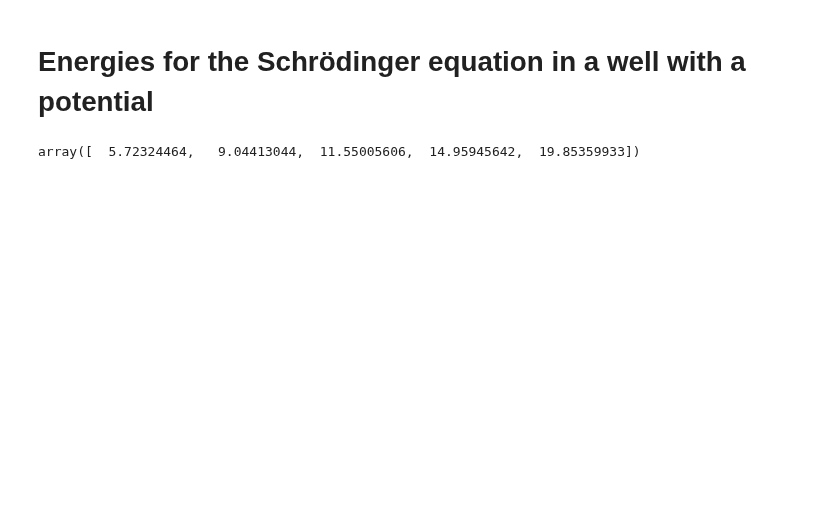
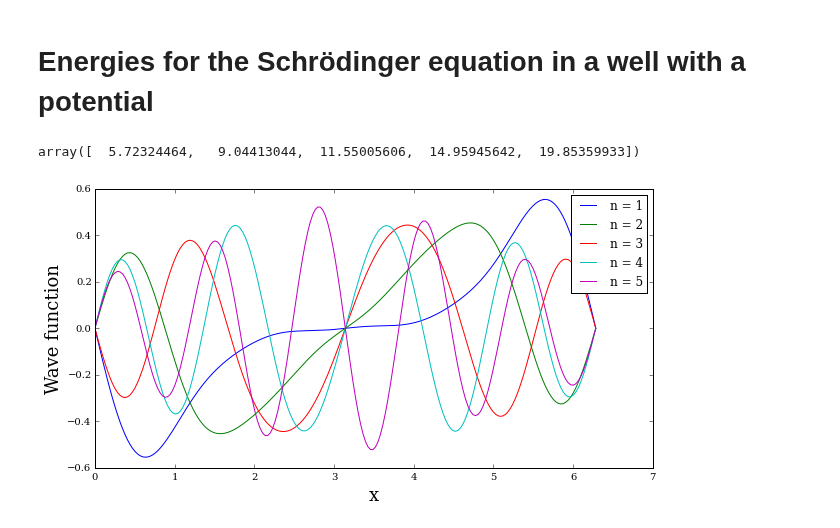
Before and after one commit to nicoguaro/notebooks_examples, a Jupyter notebook: quantum_mechanics_simple.ipynb, the cells around one changed output. Drawn from its saved outputs; the diff is of its cells as text; code cells hidden in the pictures; blank space fills up the shorter version.

```diff
--- a/quantum_mechanics_simple.ipynb
+++ b/quantum_mechanics_simple.ipynb
@@ -70,12 +68,28 @@ u_n, c = approx_sol(N, 'sine')
 # %%
 Hf, Sf = functs(u_n, x*(2*pi - x), x, 0, 2*pi)
 # %%
-Hmat = Matrix(N, N, lambda i,j: diff(Hf, c[i], c[j]) )
+Hmat = Matrix(n, n, lambda i,j: diff(Hf, c[i], c[j]) )
 # %%
-Mmat = Matrix(N, N, lambda i,j: diff(Sf, c[i], c[j]) )
+Mmat = Matrix(n, n, lambda i,j: diff(Sf, c[i], c[j]) )
 # %%
-vals = eigvalsh(Hmat, b=Mmat)
+vals, vecs = eigh(Hmat, b=Mmat)
 # %%
 vals
 # %% [output]
 array([  5.72324464,   9.04413044,  11.55005606,  14.95945642,  19.85359933])
+# %%
+x_vec = np.linspace(0, 2*np.pi, 201)
+efuns = [sum(vecs[j, k]*np.sin((j+1)*x_vec) for j in range(n)) for k in range(n)]
+# %%
+%matplotlib inline
+mpld3.enable_notebook()
+
+plt.figure(figsize=(10,5))
+for k in range(n):
+    plt.plot(x_vec, efuns[k], label="n = %i"%(k+1))
+
+plt.legend(loc="best")
+plt.xlabel("x")
+plt.ylabel("Wave function");
+# %% [output]
+[figure, added]
```
Also changed, not shown: parts of 2 cells of this notebook.
